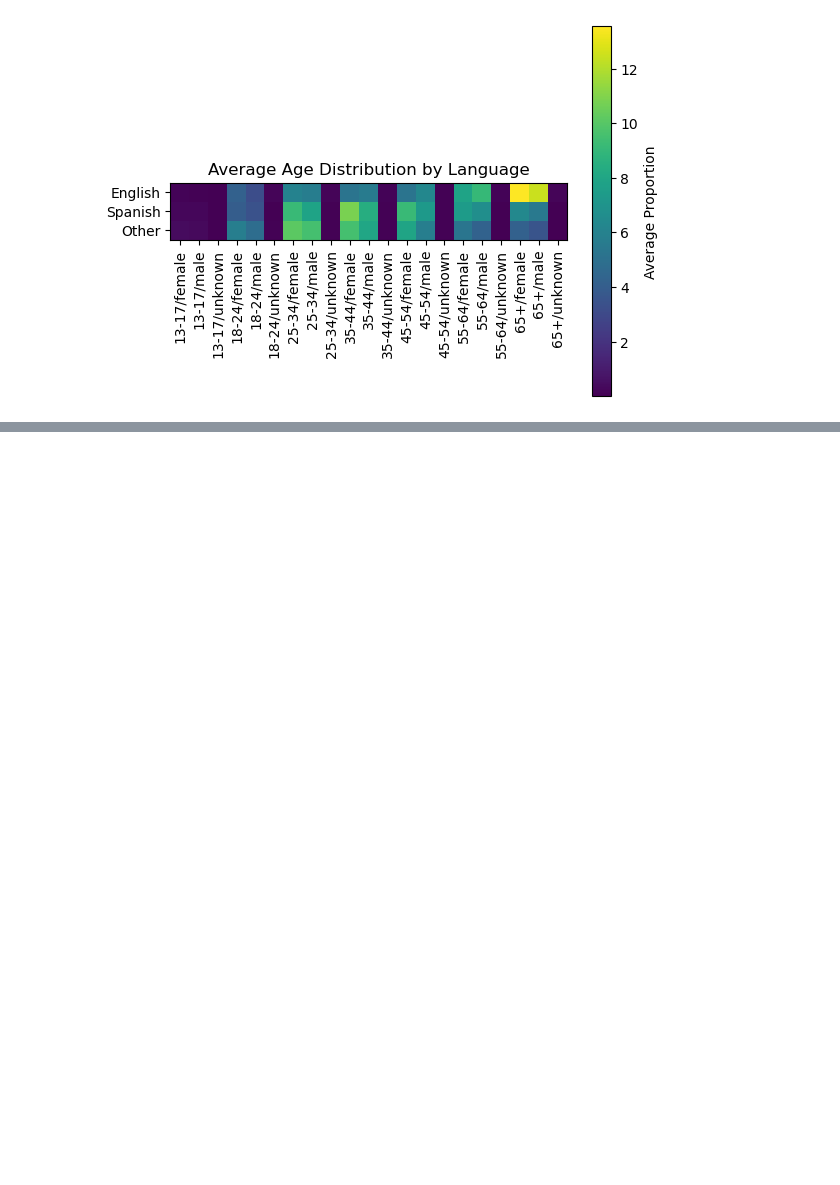
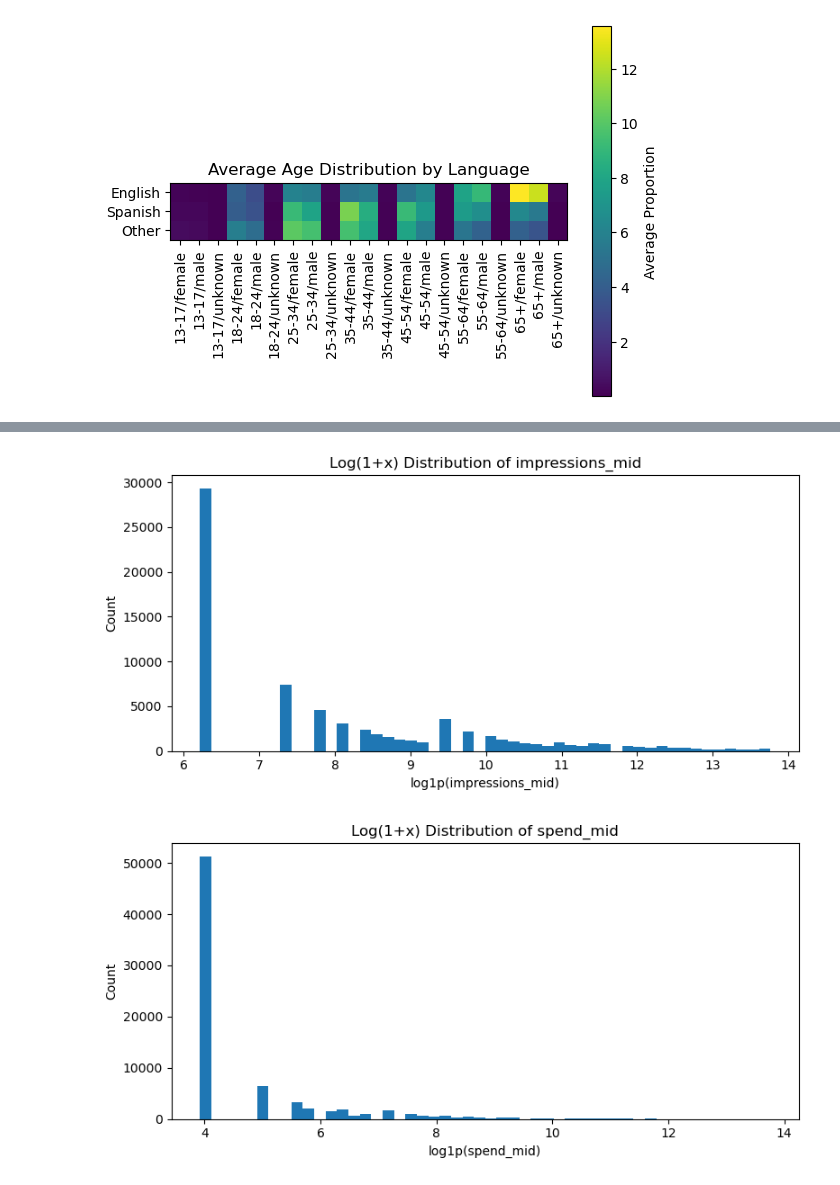
Before and after one commit to jex004/math189-final-project, a Jupyter notebook: claire-eda.ipynb, the cells around one changed output, grey strips where cells are left out. Cells and saved outputs as stored; diff of their text form; code cells hidden in the pictures; blank space fills up the shorter version.

```diff
--- a/claire-eda.ipynb
+++ b/claire-eda.ipynb
@@ -436,8 +405,7 @@ Top 100 Buzzwords for 2025:
 
 ['000', '100', '2025', 'abortion', 'account', 'act', 'ad', 'advertising', 'america', 'american', 'americans', 'attention', 'benefit', 'benefits', 'big', 'care', 'chance', 'check', 'claim', 'click', 'c ...
 # %%
-age_cols = [col for col in buzz_df.columns
-            if col.startswith('age_') and col.endswith('_total')]
+age_cols = [col for col in buzz_df.columns if col.startswith('age_') and col.endswith('_total')]
 language_cols = ['language_en', 'language_es', 'language_other']
 
 years = sorted(top_words_by_year.keys())
@@ -450,19 +418,14 @@ for year in years:
     # Recompute TFIDF for mask indexing
     from sklearn.feature_extraction.text import TfidfVectorizer
 
-    vectorizer = TfidfVectorizer(
-        stop_words='english',
-        max_features=5000,
-        min_df=5
-    )
+    vectorizer = TfidfVectorizer(stop_words='english', max_features=5000, min_df=5)
 
     X = vectorizer.fit_transform(year_df['clean_text'])
     feature_names = np.array(vectorizer.get_feature_names_out())
 
     #age targeting counts
 
-    age_counts = {col.replace('age_','').replace('_total',''): 0
-                  for col in age_cols}
+    age_counts = {col.replace('age_','').replace('_total',''): 0 for col in age_cols}
 
     language_counts = {'English':0, 'Spanish':0, 'Other':0}
 
@@ -507,7 +470,6 @@ for year in years:
     plt.legend()
     plt.show()
 
-
 #plot language result
 
     plt.figure()
@@ -790,0 +872,13 @@ plt.show()
+# %%
+# Log-scale histograms for skewed variables
+for col in ["impressions_mid", "spend_mid"]:
+    plt.figure(figsize=(8, 4))
+    plt.hist(np.log1p(df[col].dropna()), bins=50)
+    plt.title(f"Log(1+x) Distribution of {col}")
+    plt.xlabel(f"log1p({col})")
+    plt.ylabel("Count")
+    plt.tight_layout()
+    plt.show()
+# %% [output]
+[figure, added]
+[figure, added]
```
Also changed, not shown: parts of 46 cells of this notebook, 6 other files.
